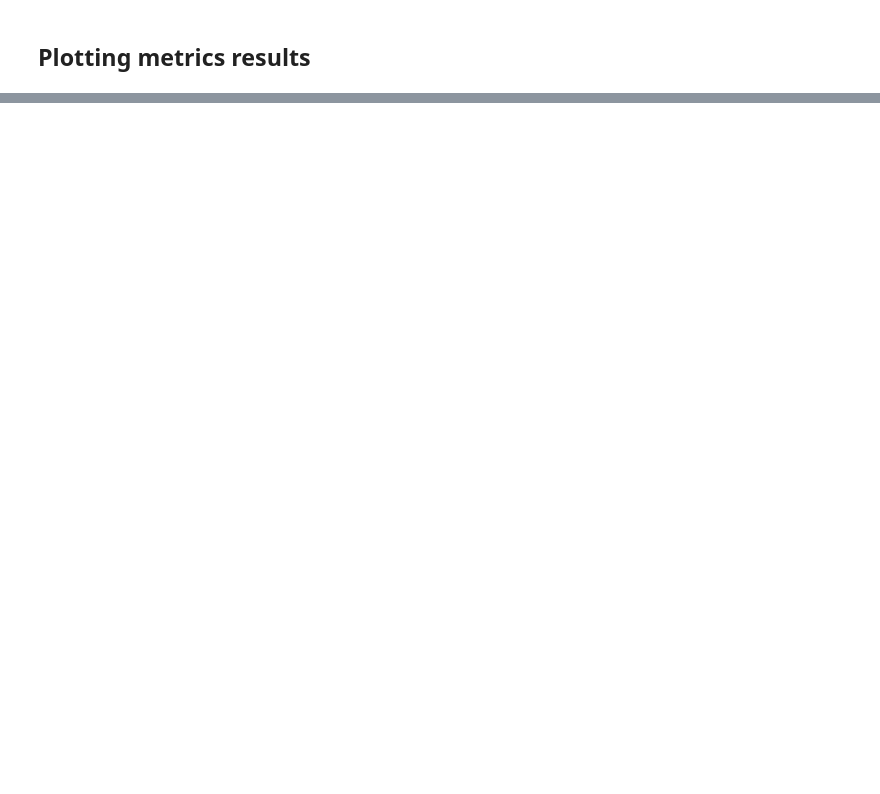
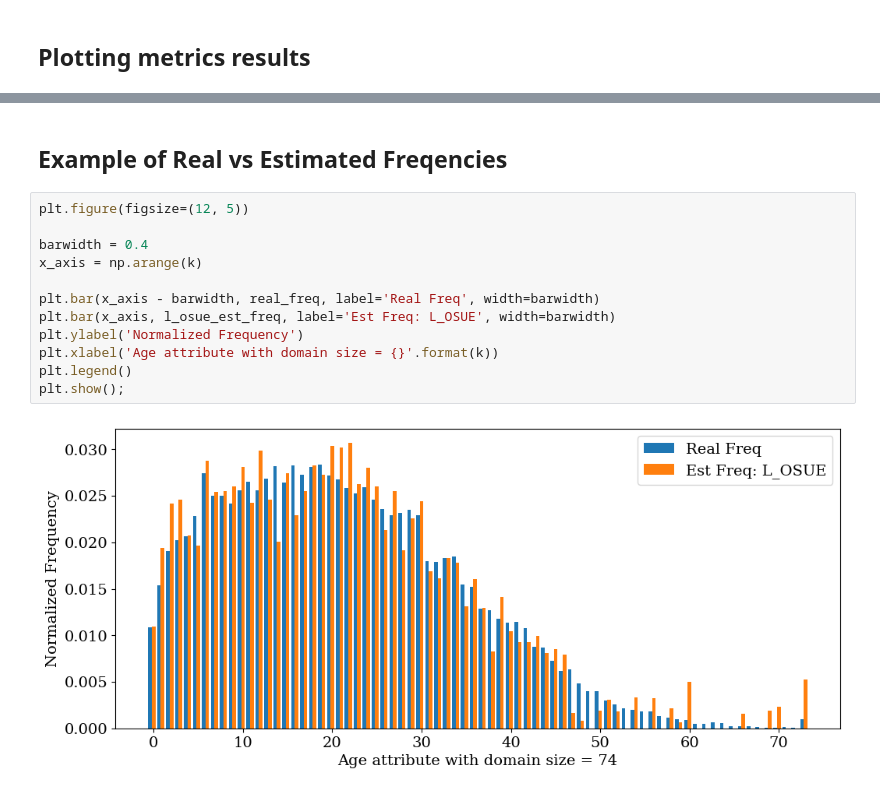
Before and after one commit to hharcolezi/multi-freq-ldpy, a Jupyter notebook: tutorials/1_Longitudinal_Frequency_Estimates.ipynb, the cells around one changed output, grey strips where cells are left out. Cells and saved outputs as stored; diff of their text form; blank space fills up the shorter version.

```diff
--- a/tutorials/1_Longitudinal_Frequency_Estimates.ipynb
+++ b/tutorials/1_Longitudinal_Frequency_Estimates.ipynb
@@ -194,0 +191,16 @@ plt.show()
+# %% [markdown]
+## Example of Real vs Estimated Freqencies
+# %%
+plt.figure(figsize=(12, 5))
+
+barwidth = 0.4
+x_axis = np.arange(k)
+
+plt.bar(x_axis - barwidth, real_freq, label='Real Freq', width=barwidth)
+plt.bar(x_axis, l_osue_est_freq, label='Est Freq: L_OSUE', width=barwidth)
+plt.ylabel('Normalized Frequency')
+plt.xlabel('Age attribute with domain size = {}'.format(k))
+plt.legend()
+plt.show();
+# %% [output]
+[figure, added]
```
Also changed, not shown: parts of 6 cells of this notebook, 5 other files.
